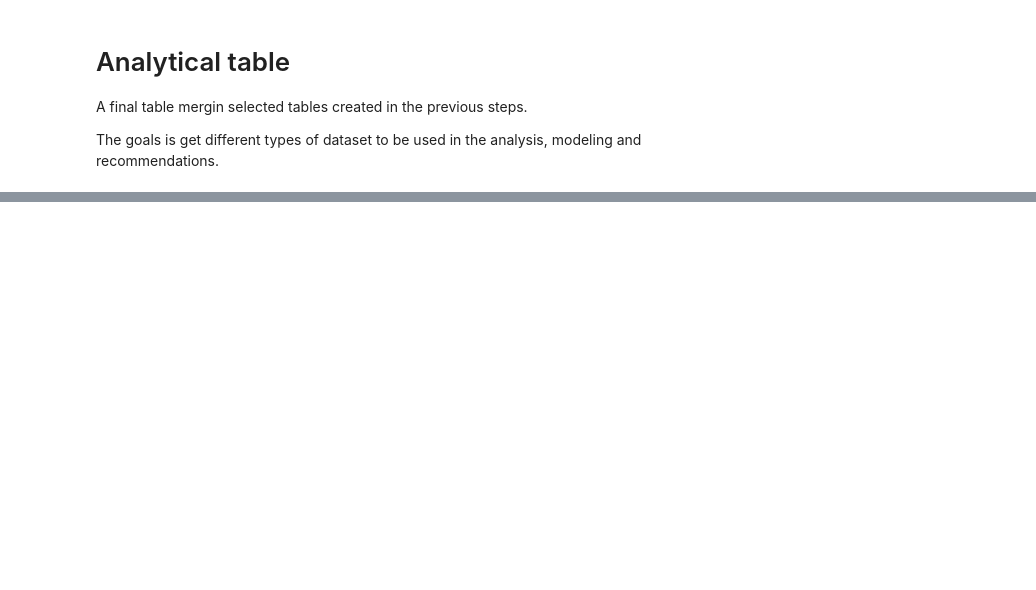
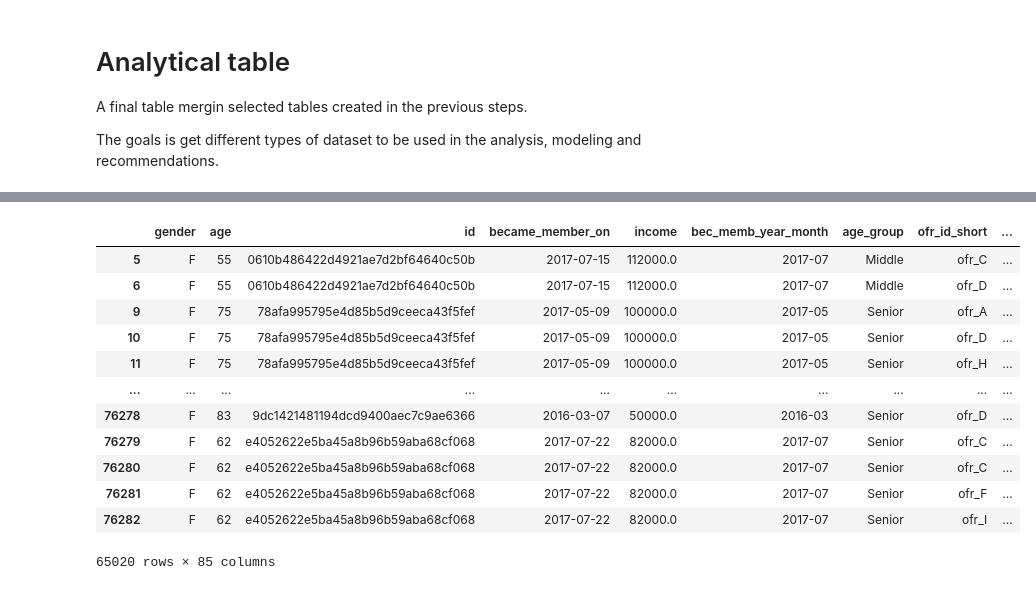
Before and after one commit to Niltonjuniorphd/Starbucks_project, a Jupyter notebook: Starbucks_Capstone_notebook_personal.ipynb, the cells around one changed output, grey strips where cells are left out. Drawn from its saved outputs; the diff is of its cells as text; code cells hidden in the pictures; blank space fills up the shorter version.

```diff
--- a/Starbucks_Capstone_notebook_personal.ipynb
+++ b/Starbucks_Capstone_notebook_personal.ipynb
@@ -937,0 +1244,16 @@ analytical_table
+# %%
+analytical_table.dropna()
+# %% [output]
+|  | gender | age | id | became_member_on | income | bec_memb_year_month | age_group | ofr_id_short | ... |
+| 5 | F | 55 | 0610b486422d4921ae7d2bf64640c50b | 2017-07-15 | 112000.0 | 2017-07 | Middle | ofr_C | ... |
+| 6 | F | 55 | 0610b486422d4921ae7d2bf64640c50b | 2017-07-15 | 112000.0 | 2017-07 | Middle | ofr_D | ... |
+| 9 | F | 75 | 78afa995795e4d85b5d9ceeca43f5fef | 2017-05-09 | 100000.0 | 2017-05 | Senior | ofr_A | ... |
+| 10 | F | 75 | 78afa995795e4d85b5d9ceeca43f5fef | 2017-05-09 | 100000.0 | 2017-05 | Senior | ofr_D | ... |
+| 11 | F | 75 | 78afa995795e4d85b5d9ceeca43f5fef | 2017-05-09 | 100000.0 | 2017-05 | Senior | ofr_H | ... |
+| ... | ... | ... | ... | ... | ... | ... | ... | ... | ... |
+| 76278 | F | 83 | 9dc1421481194dcd9400aec7c9ae6366 | 2016-03-07 | 50000.0 | 2016-03 | Senior | ofr_D | ... |
+| 76279 | F | 62 | e4052622e5ba45a8b96b59aba68cf068 | 2017-07-22 | 82000.0 | 2017-07 | Senior | ofr_C | ... |
+| 76280 | F | 62 | e4052622e5ba45a8b96b59aba68cf068 | 2017-07-22 | 82000.0 | 2017-07 | Senior | ofr_C | ... |
+| 76281 | F | 62 | e4052622e5ba45a8b96b59aba68cf068 | 2017-07-22 | 82000.0 | 2017-07 | Senior | ofr_F | ... |
+| 76282 | F | 62 | e4052622e5ba45a8b96b59aba68cf068 | 2017-07-22 | 82000.0 | 2017-07 | Senior | ofr_I | ... |
+65020 rows × 85 columns
```
Also changed, not shown: parts of 34 cells of this notebook, 15 other files.
